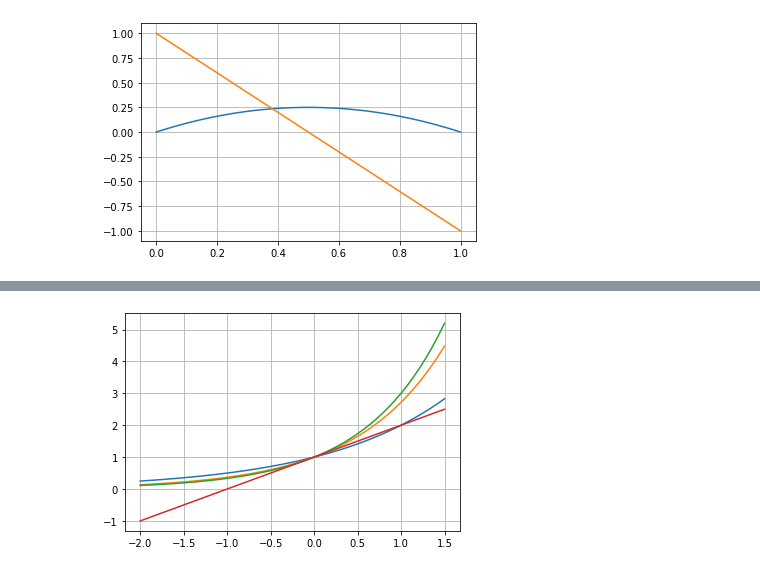
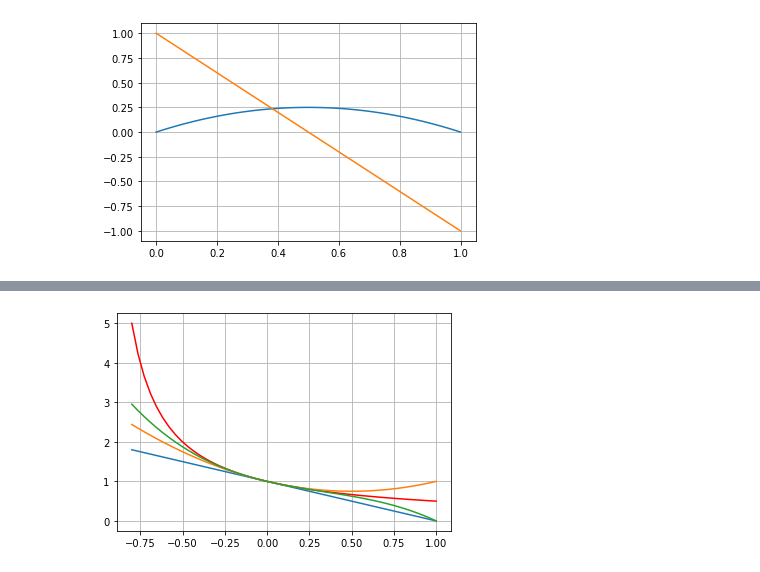
Before and after one commit to todo-group/math-examples, a Jupyter notebook: python/1-1_ElementaryFunction.ipynb, the cells around one changed output, grey strips where cells are left out. Cells and saved outputs as stored; diff of their text form; code cells hidden in the pictures.

```diff
--- a/python/1-1_Derivative.ipynb
+++ b/python/1-1_ElementaryFunction.ipynb
@@ -195,9 +296,9 @@ pyplot.grid(which="major")
 # %%
-x = numpy.linspace(-2, 1.5);
-pyplot.plot(x, 2**x);
-pyplot.plot(x, numpy.exp(x));
-pyplot.plot(x, 3**x);
-pyplot.plot(x, x+1)
-pyplot.grid(which="major")
+x = numpy.linspace(-0.8, 1);
+pyplot.plot(x, 1/(1+x), color='red');
+pyplot.plot(x, 1-x);
+pyplot.plot(x, 1-x+x**2);
+pyplot.plot(x, 1-x+x**2-x**3);
+pyplot.grid(which='major');
 # %% [output]
-[figure, old version]
+[figure, new version]
```
Also changed, not shown: parts of 20 cells of this notebook, 11 other files.
